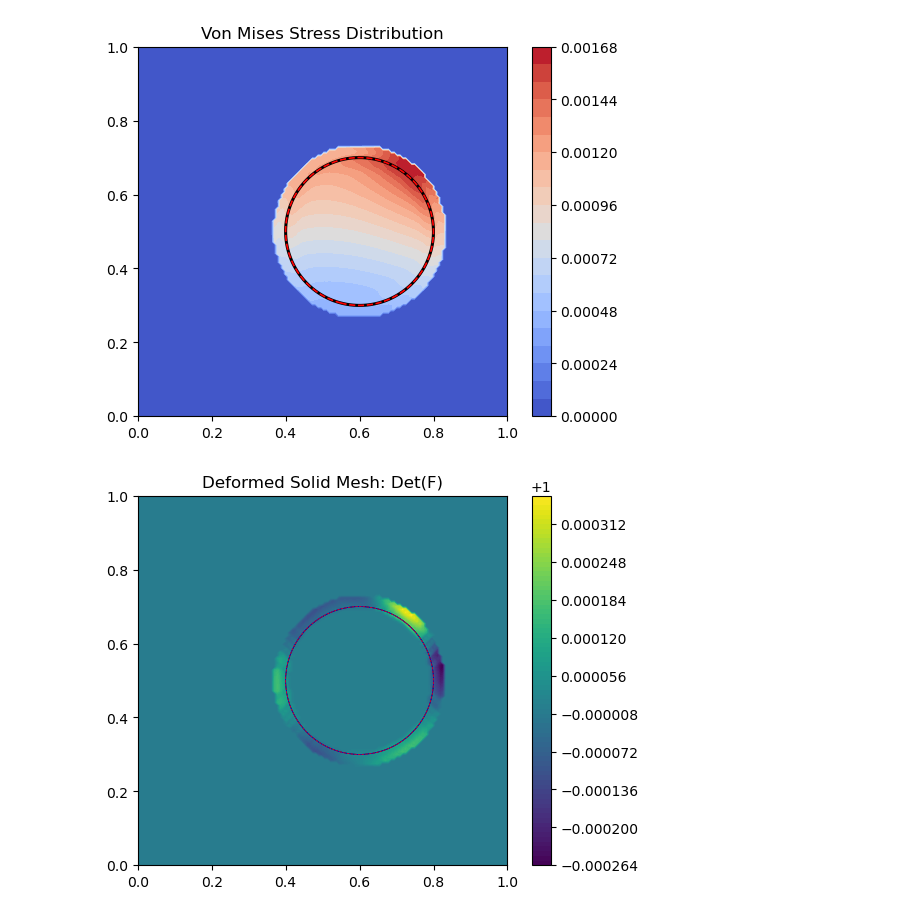
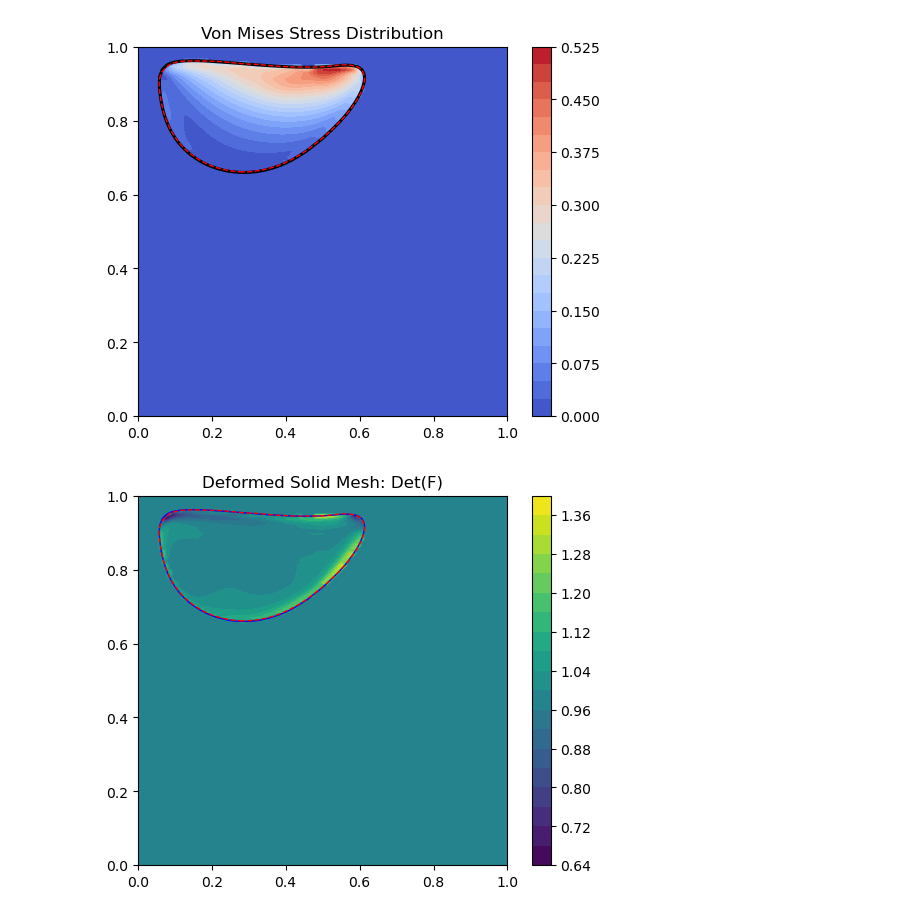
Before and after one commit to samanseifi/pyRMT, a Jupyter notebook: plotting.ipynb, the cells around one changed output. Drawn from its saved outputs; the diff is of its cells as text; code cells hidden in the pictures.

```diff
--- a/plotting.ipynb
+++ b/plotting.ipynb
@@ -16,8 +124,8 @@ def create_grid(Nx, Ny, Lx, Ly):
 # %%
-with h5py.File("frames/data_00001.h5", "r") as f:
+with h5py.File("frames_128x128_new/data_00001.h5", "r") as f:
     phi00 = f["phi"][:]
 
-with h5py.File("frames_128x128_semi_rk4_mus_01_zero_kapp_200/data_00250.h5", "r") as f:
+with h5py.File("frames_128x128_new/data_42000.h5", "r") as f:
     phi0 = f["phi"][:]
     sigma_xx0 = f["sigma_xx"][:]
     sigma_xy0 = f["sigma_xy"][:]
@@ -31,7 +139,7 @@ with h5py.File("frames_128x128_semi_rk4_mus_01_zero_kapp_200/data_00250.h5", "r"
     div_vel0 = f["div_vel"][:]
 
 
-with h5py.File("frames/data_00250.h5", "r") as f:
+with h5py.File("frames/data_42000.h5", "r") as f:
     phi = f["phi"][:]
     sigma_xx = f["sigma_xx"][:]
     sigma_xy = f["sigma_xy"][:]
@@ -139,31 +254,30 @@ sigma_vmises = gaussian_filter(sigma_vmises, sigma=0.1)
 sigma_vmises0 = np.sqrt(sigma_xx0**2 - sigma_xx0*sigma_yy0 + sigma_yy0**2 + 3*sigma_xy0**2)
 sigma_vmises0 = gaussian_filter(sigma_vmises0, sigma=0.1)
 plt.contourf(X,Y, sigma_vmises, levels=20, cmap="coolwarm")
-
 plt.colorbar()
 
 plt.contour(X0, Y0, phi0, levels=[0], colors='black', linewidths=2.2, linestyles='-')
-plt.contour(X,  Y, phi, levels=[0], colors='red', linewidths=1.2, linestyles='--')
+plt.contour(X,  Y, phi, levels=[0], colors='red', linewidths=1., linestyles='--')
 plt.gca().set_aspect('equal')
 
 plt.title("Von Mises Stress Distribution")
 plt.show()
 # %% [output]
-[figure, old version]
+[figure, new version]
 # %%
 # J = gaussian_filter(J, sigma=1)
-plt.contour(X0, Y0, phi00, levels=[0], colors='black', linewidths=0.5)
-plt.contour(X0, Y0, phi0, levels=[0], colors='b', linewidths=0.5, linestyles='-')
-plt.contour(X, Y, phi, levels=[0], colors='r', linewidths=0.5, linestyles='--')
+# plt.contour(X0, Y0, phi00, levels=[0], colors='black', linewidths=0.5)
+plt.contour(X0, Y0, phi0, levels=[0], colors='b', linewidths=1, linestyles='-')
+plt.contour(X, Y, phi, levels=[0], colors='r', linewidths=1, linestyles='--')
 solid_mask = phi <= 0
-plt.contourf(X,Y, J, levels=100)
+plt.contourf(X,Y, J, levels=20)
 plt.colorbar()
 plt.gca().set_aspect('equal')
 
 plt.title("Deformed Solid Mesh: Det(F)")
 plt.show()
 # %% [output]
-[figure, old version]
+[figure, new version]
 # %%
 # Create Meshgrid for 3D surface plot
 Lx, Ly = 1.0, 1.0
```
Also changed, not shown: parts of 8 cells of this notebook, 2 other files.
